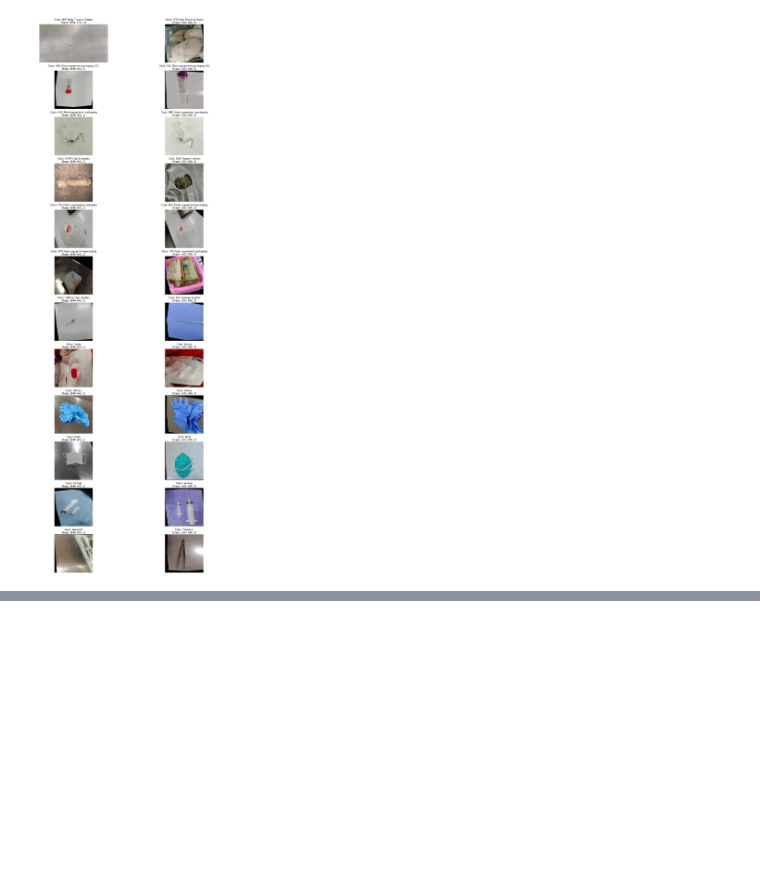
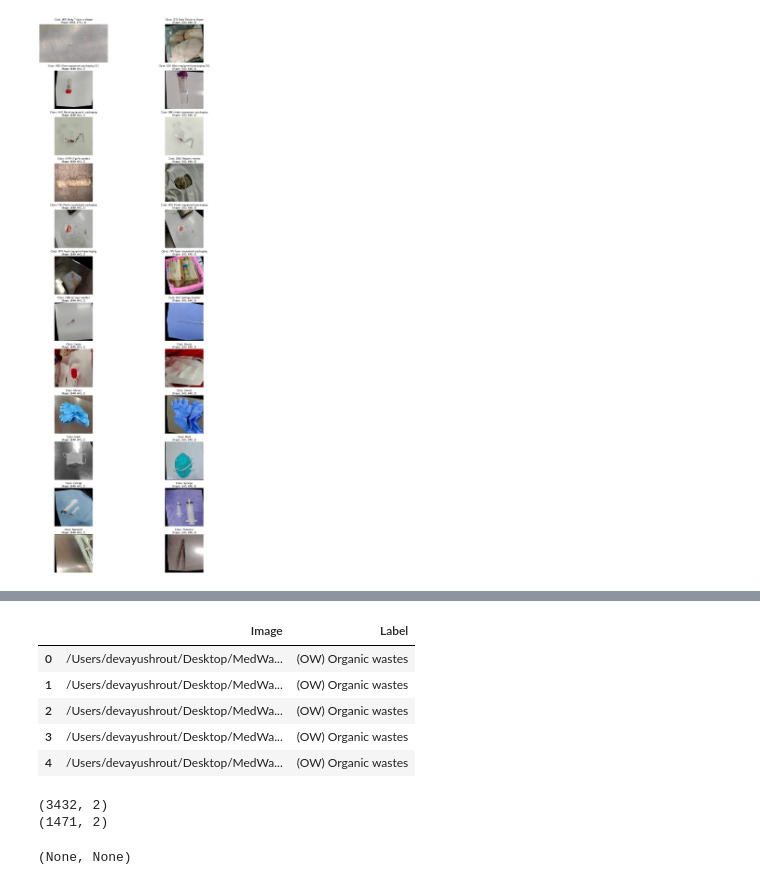
Before and after one commit to ayushcodes13/MedWaste-Guardian, a Jupyter notebook: model.ipynb, the cells around one changed output, grey strips where cells are left out. Cells and saved outputs as stored; diff of their text form; code cells hidden in the pictures; blank space fills up the shorter version.

```diff
--- a/model.ipynb
+++ b/model.ipynb
@@ -97,0 +123,21 @@ fig.show()
+# %%
+data_testing = pd.DataFrame({'Image':images_path_test, 'Label':labels_test})
+data_testing.head()
+# %% [output]
+|  | Image | Label |
+| 0 | /Users/devayushrout/Desktop/MedWa... | (OW) Organic wastes |
+| 1 | /Users/devayushrout/Desktop/MedWa... | (OW) Organic wastes |
+| 2 | /Users/devayushrout/Desktop/MedWa... | (OW) Organic wastes |
+| 3 | /Users/devayushrout/Desktop/MedWa... | (OW) Organic wastes |
+| 4 | /Users/devayushrout/Desktop/MedWa... | (OW) Organic wastes |
+# %%
+SEED = 42
+
+data_training, data_validation = tts(data_train, test_size = 0.3, random_state = SEED,
+                                    shuffle = True)
+
+print(data_training.shape), print(data_validation.shape)
+# %% [output]
+(3432, 2)
+(1471, 2)
+(None, None)
```
Also changed, not shown: parts of 2 cells of this notebook.
